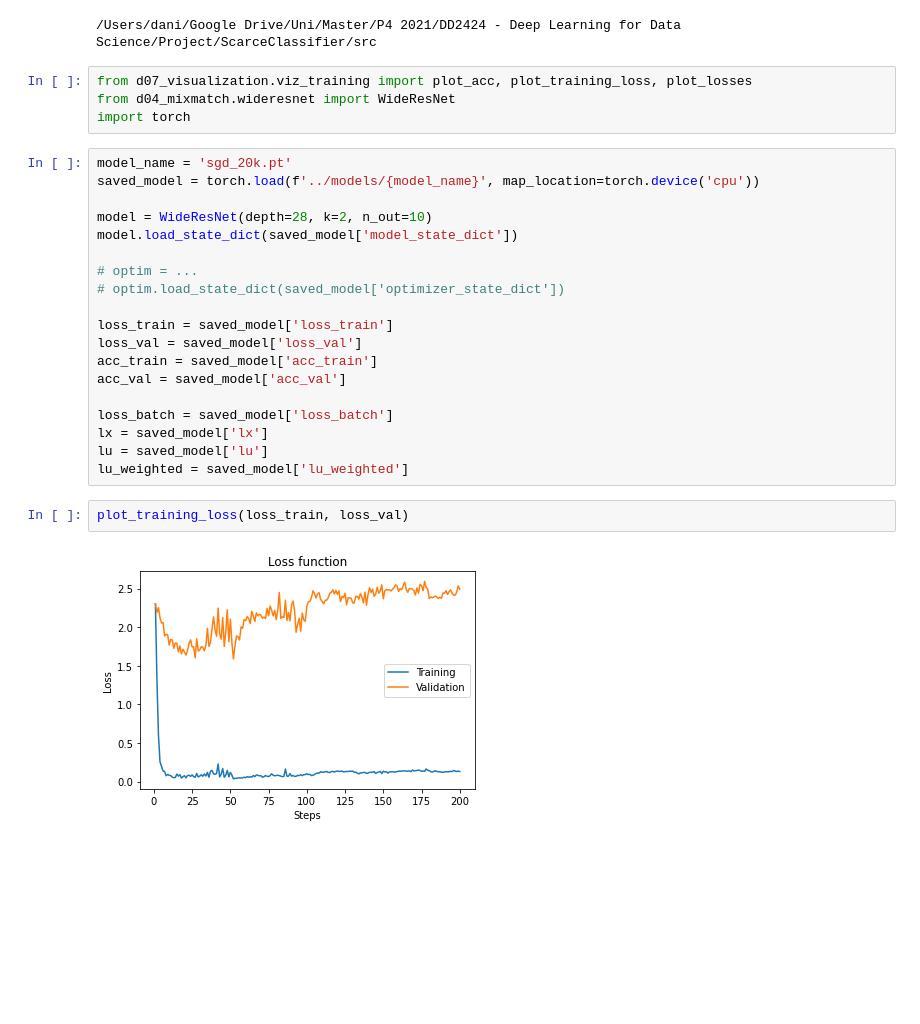
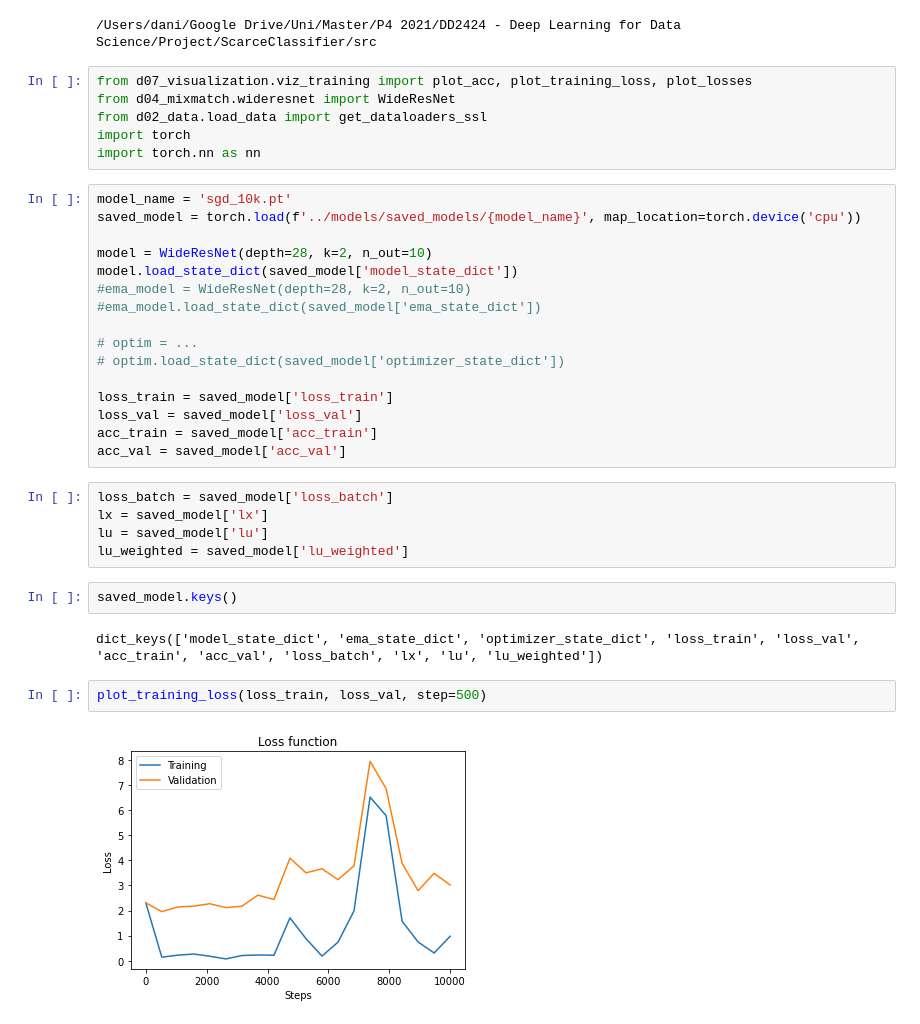
Before and after one commit to Morales97/MixMatch_and_Beyond, a Jupyter notebook: notebooks/load_model.ipynb, the cells around one changed output. Saved outputs shown, nothing was run; the diff lists cells and outputs as text; blank space fills up the shorter version.

```diff
--- a/notebooks/load_model.ipynb
+++ b/notebooks/load_model.ipynb
@@ -5,13 +5,17 @@ cd ../src
 # %%
 from d07_visualization.viz_training import plot_acc, plot_training_loss, plot_losses
 from d04_mixmatch.wideresnet import WideResNet
+from d02_data.load_data import get_dataloaders_ssl
 import torch
+import torch.nn as nn
 # %%
-model_name = 'sgd_20k.pt'
-saved_model = torch.load(f'../models/{model_name}', map_location=torch.device('cpu'))
+model_name = 'sgd_10k.pt'
+saved_model = torch.load(f'../models/saved_models/{model_name}', map_location=torch.device('cpu'))
 
 model = WideResNet(depth=28, k=2, n_out=10)
 model.load_state_dict(saved_model['model_state_dict'])
+#ema_model = WideResNet(depth=28, k=2, n_out=10)
+#ema_model.load_state_dict(saved_model['ema_state_dict'])
 
 # optim = ...
 # optim.load_state_dict(saved_model['optimizer_state_dict'])
@@ -20,13 +24,17 @@ loss_train = saved_model['loss_train']
 loss_val = saved_model['loss_val']
 acc_train = saved_model['acc_train']
 acc_val = saved_model['acc_val']
-
-loss_batch = saved_model['loss_batch']
-lx = saved_model['lx']
-lu = saved_model['lu']
-lu_weighted = saved_model['lu_weighted']
+# %%
+loss_batch = saved_model['loss_batch']
+lx = saved_model['lx']
+lu = saved_model['lu']
+lu_weighted = saved_model['lu_weighted']
+# %%
+saved_model.keys()
+# %% [output]
+dict_keys(['model_state_dict', 'ema_state_dict', 'optimizer_state_dict', 'loss_train', 'loss_val', 'acc_train', 'acc_val', 'loss_batch', 'lx', 'lu', 'lu_weighted'])
 # %%
-plot_training_loss(loss_train, loss_val)
+plot_training_loss(loss_train, loss_val, step=500)
 # %% [output]
-[figure, old version]
+[figure, new version]
 # %%
```
Also changed, not shown: parts of 3 cells of this notebook, 7 other files.
